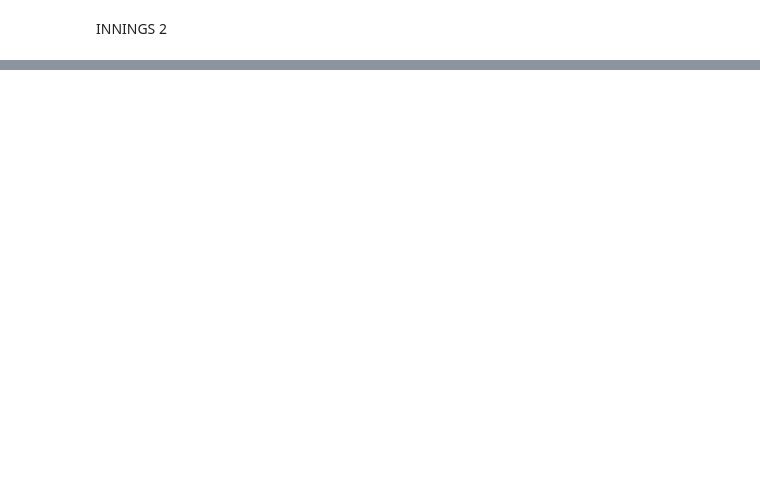
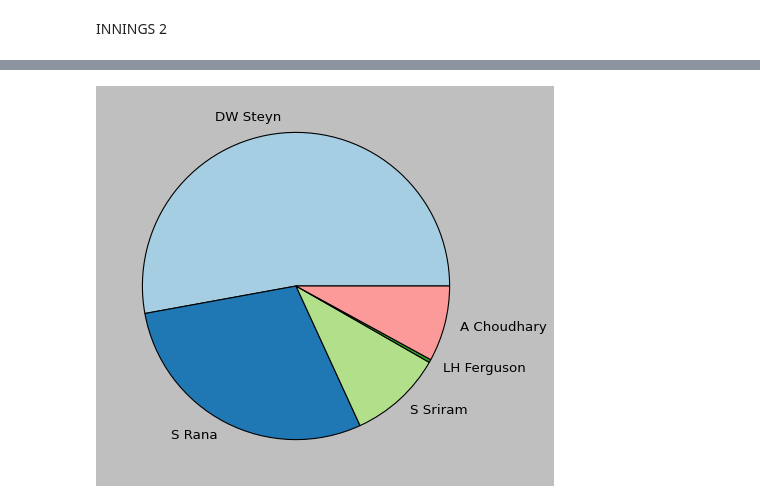
Before and after one commit to Aiant1/Data_Analysis_Projects, a Jupyter notebook: Indian_Premier_League_Data_analysis.ipynb, the cells around one changed output, grey strips where cells are left out. Drawn from its saved outputs; the diff is of its cells as text; code cells hidden in the pictures; blank space fills up the shorter version.

```diff
--- a/Indian_Premier_League_Data_analysis.ipynb
+++ b/Indian_Premier_League_Data_analysis.ipynb
@@ -552,0 +541,10 @@ INNINGS _2
+# %%
+# Total run scored by each player over the 10 years of IPL match
+list_of_all_the_players=set(list(combined_data["batsman"]))
+len(list_of_all_the_players)
+name_of_player=[]
+total_run_cumuliative=[]
+for player in list_of_all_the_players:
+  name_of_player.append(player)
+  total_run_cumuliative.append(combined_data[combined_data["batsman"]==player]["batsman_runs"].sum())
+player_individual_run=pd.DataFrame({"name_of_player":name_of_player,"total_run_cumuliative":total_run_cumuliative})
@@ -552,0 +567,7 @@ INNINGS _2
+# %%
+total_run_cumuliative = list(player_individual_run["total_run_cumuliative"][0:5])
+name_of_player =list(player_individual_run["name_of_player"][0:5])
+plt.pie(total_run_cumuliative, labels = name_of_player)
+plt.show()
+# %% [output]
+[figure, added]
```
Also changed, not shown: parts of 8 cells of this notebook.
